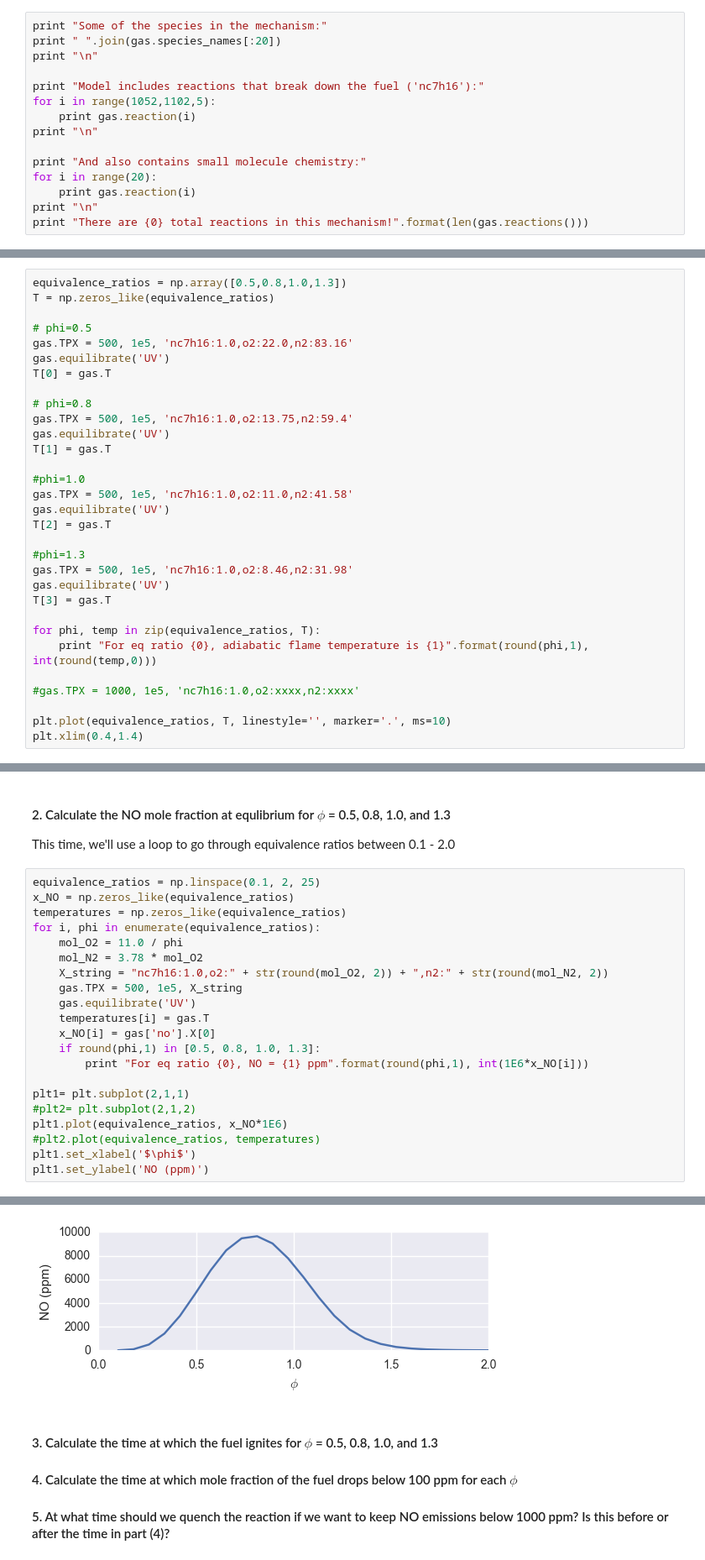
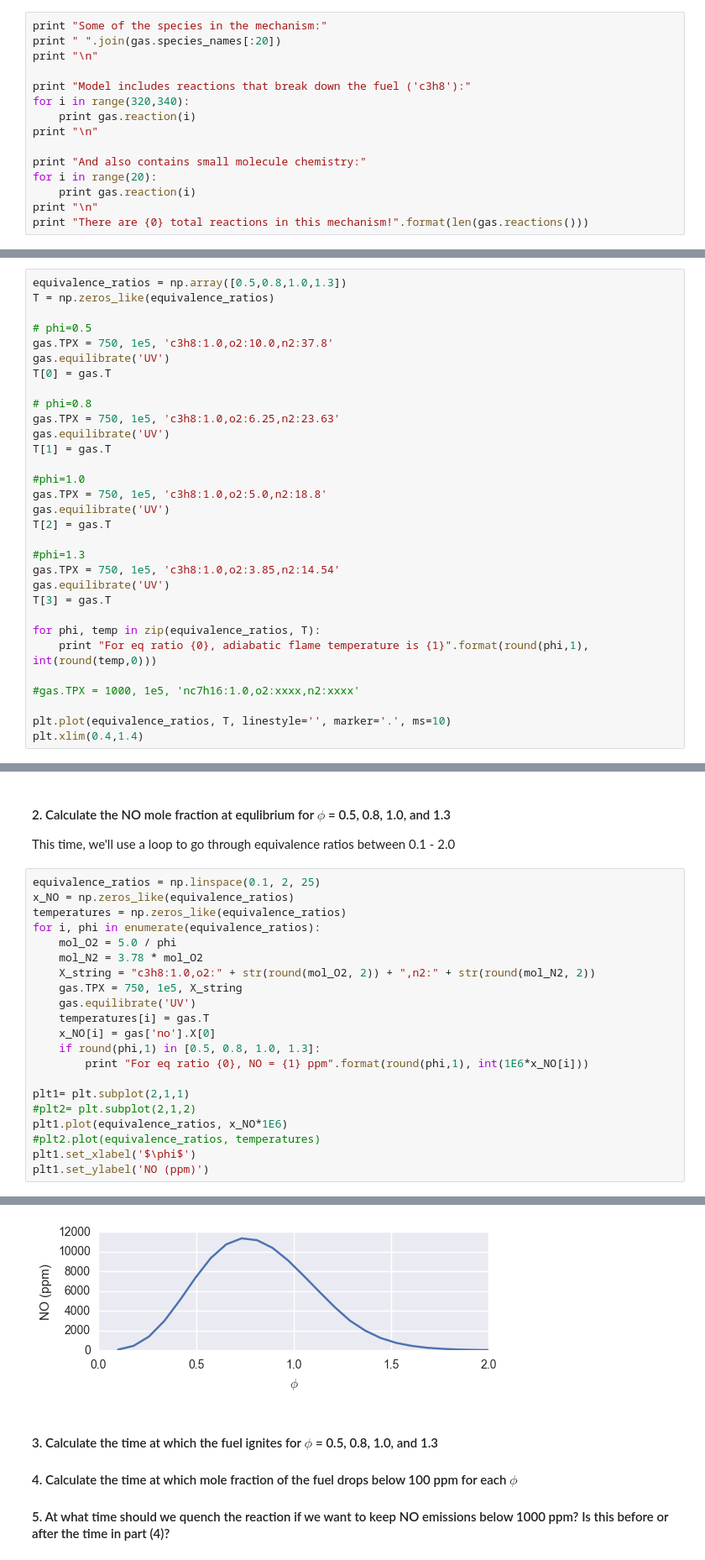
Before and after one commit to bslakman/cantera-jupyter, a Jupyter notebook: reactors/ME7300_HW6_soln.ipynb, the cells around one changed output, grey strips where cells are left out. Shown: that part at 84% size. Cells and saved outputs as stored; diff of their text form.

```diff
--- a/reactors/ME7300_HW6_soln.ipynb
+++ b/reactors/ME7300_HW6_soln.ipynb
@@ -42,8 +42,8 @@ print "Some of the species in the mechanism:"
 print " ".join(gas.species_names[:20])
 print "\n"
 
-print "Model includes reactions that break down the fuel ('nc7h16'):"
-for i in range(1052,1102,5):
+print "Model includes reactions that break down the fuel ('c3h8'):"
+for i in range(320,340):
     print gas.reaction(i)
 print "\n"
 
@@ -92,22 +92,22 @@ equivalence_ratios = np.array([0.5,0.8,1.0,1.3])
 T = np.zeros_like(equivalence_ratios)
 
 # phi=0.5
-gas.TPX = 500, 1e5, 'nc7h16:1.0,o2:22.0,n2:83.16'
+gas.TPX = 750, 1e5, 'c3h8:1.0,o2:10.0,n2:37.8'
 gas.equilibrate('UV')
 T[0] = gas.T
 
 # phi=0.8
-gas.TPX = 500, 1e5, 'nc7h16:1.0,o2:13.75,n2:59.4'
+gas.TPX = 750, 1e5, 'c3h8:1.0,o2:6.25,n2:23.63'
 gas.equilibrate('UV')
 T[1] = gas.T
 
 #phi=1.0
-gas.TPX = 500, 1e5, 'nc7h16:1.0,o2:11.0,n2:41.58'
+gas.TPX = 750, 1e5, 'c3h8:1.0,o2:5.0,n2:18.8'
 gas.equilibrate('UV')
 T[2] = gas.T
 
 #phi=1.3
-gas.TPX = 500, 1e5, 'nc7h16:1.0,o2:8.46,n2:31.98'
+gas.TPX = 750, 1e5, 'c3h8:1.0,o2:3.85,n2:14.54'
 gas.equilibrate('UV')
 T[3] = gas.T
 
@@ -133,10 +133,10 @@ equivalence_ratios = np.linspace(0.1, 2, 25)
 x_NO = np.zeros_like(equivalence_ratios)
 temperatures = np.zeros_like(equivalence_ratios)
 for i, phi in enumerate(equivalence_ratios):
-    mol_O2 = 11.0 / phi
+    mol_O2 = 5.0 / phi
     mol_N2 = 3.78 * mol_O2
-    X_string = "nc7h16:1.0,o2:" + str(round(mol_O2, 2)) + ",n2:" + str(round(mol_N2, 2))
-    gas.TPX = 500, 1e5, X_string
+    X_string = "c3h8:1.0,o2:" + str(round(mol_O2, 2)) + ",n2:" + str(round(mol_N2, 2))
+    gas.TPX = 750, 1e5, X_string
     gas.equilibrate('UV')
     temperatures[i] = gas.T
     x_NO[i] = gas['no'].X[0]
@@ -157,5 +157,5 @@ For eq ratio 1.3, NO = 1754 ppm
 <matplotlib.text.Text at 0x...>
-[figure, old version]
+[figure, new version]
 # %% [markdown]
 #### 3. Calculate the time at which the fuel ignites for $\phi$ = 0.5, 0.8, 1.0, and 1.3
 #### 4. Calculate the time at which mole fraction of the fuel drops below 100 ppm for each $\phi$
```
Also changed, not shown: parts of 6 cells of this notebook, 2 other files.
